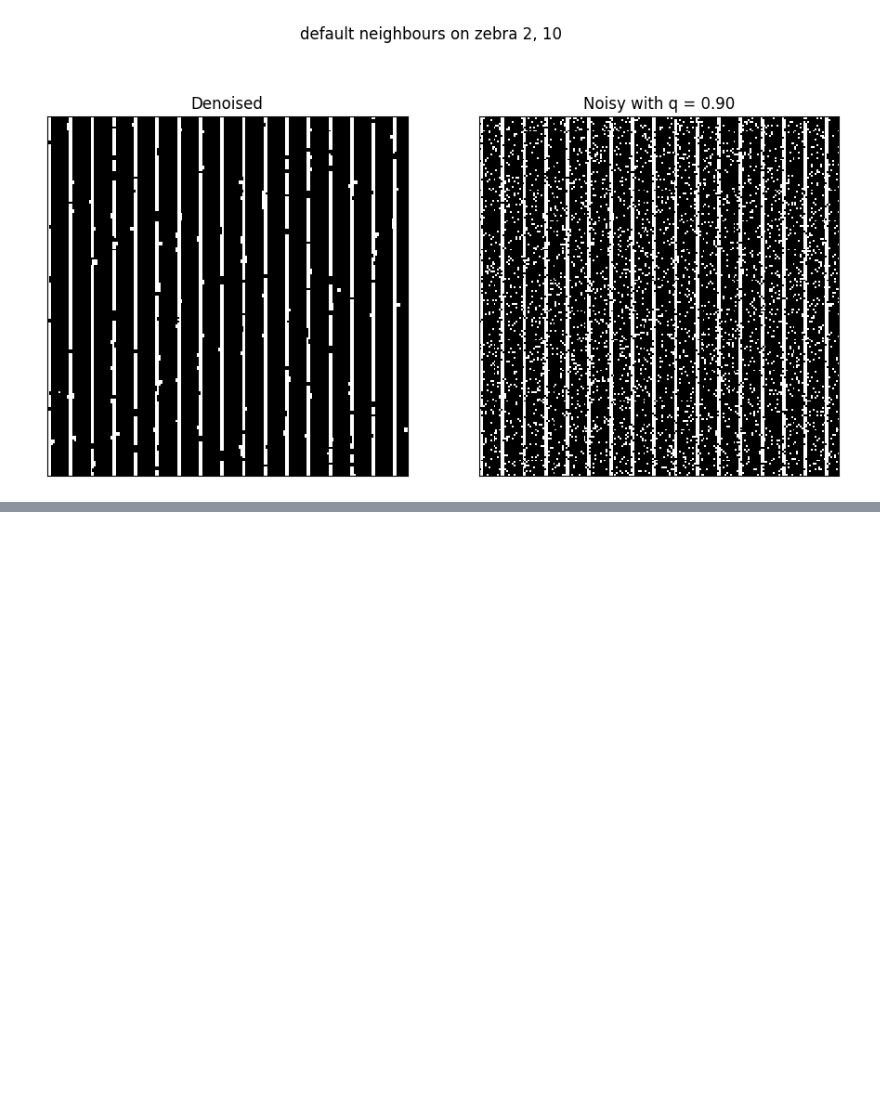
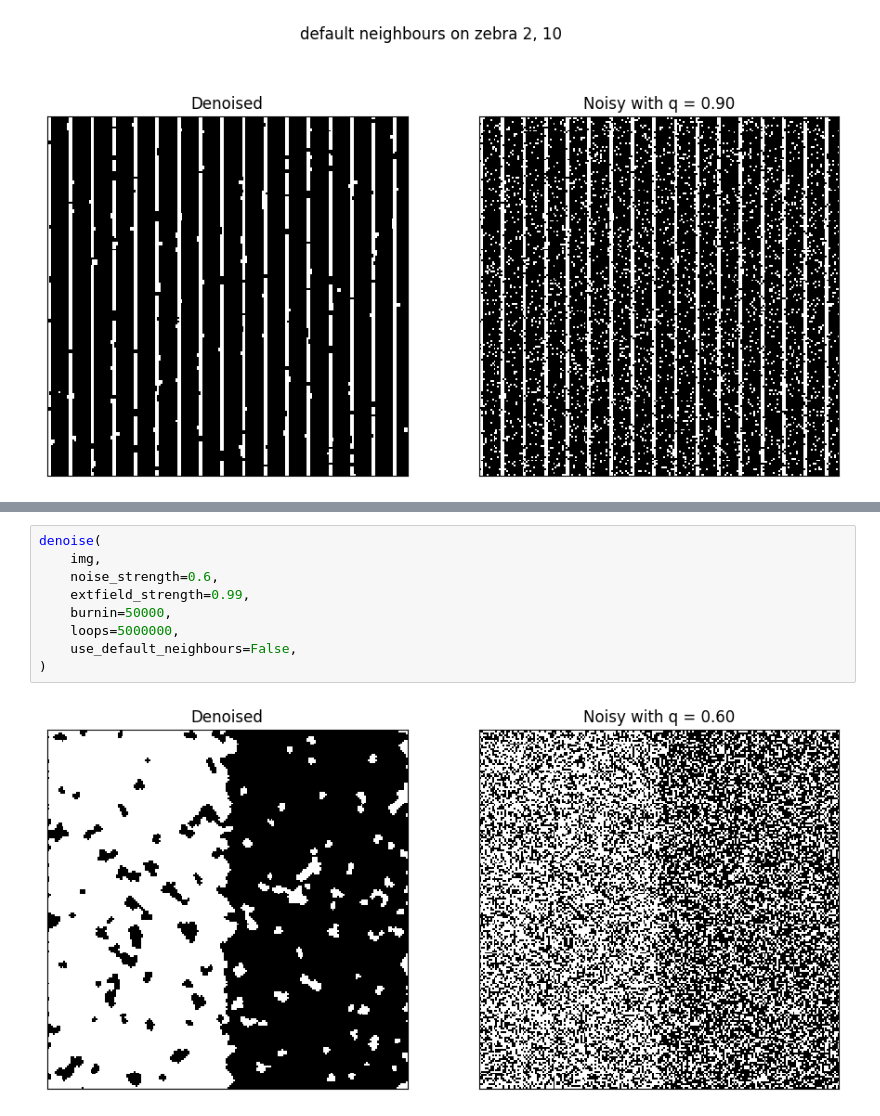
Before and after one commit to szuvarska/ImageDenoising, a Jupyter notebook: zebra_stripes.ipynb, the cells around one changed output, grey strips where cells are left out. Cells and saved outputs as stored; diff of their text form; blank space fills up the shorter version.

```diff
--- a/zebra_stripes.ipynb
+++ b/zebra_stripes.ipynb
@@ -60,0 +91,11 @@ denoise(
+# %%
+denoise(
+    img,
+    noise_strength=0.6,
+    extfield_strength=0.99,
+    burnin=50000,
+    loops=5000000,
+    use_default_neighbours=False,
+)
+# %% [output]
+[figure, added]
```
Also changed, not shown: parts of 9 cells of this notebook, 4 other files.
